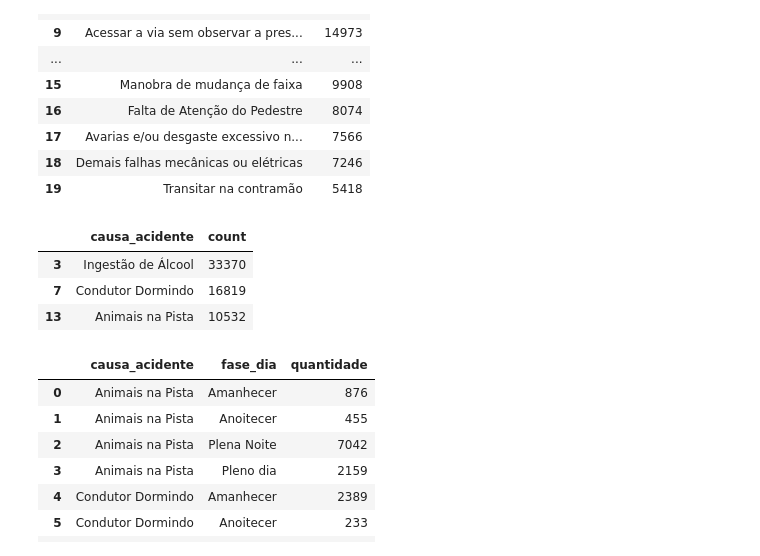
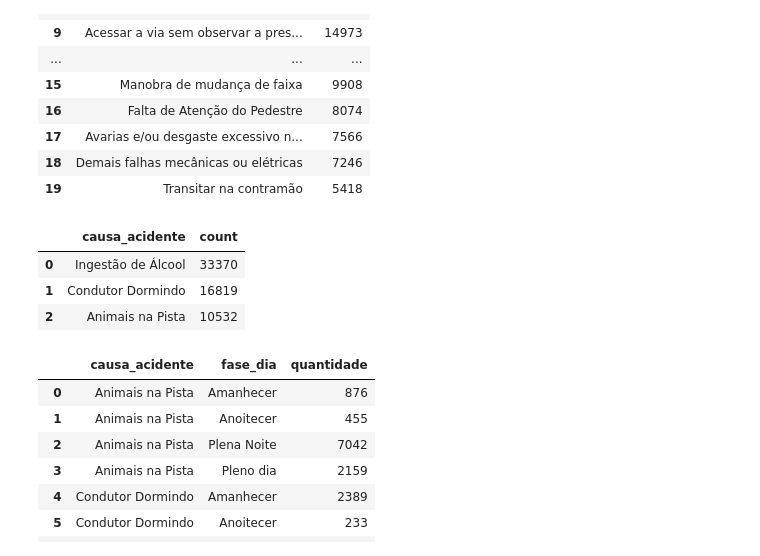
Before and after one commit to mtzdantas/acidentes_transito, a Jupyter notebook: main.ipynb, the cells around one changed output. Cells and saved outputs as stored; diff of their text form; code cells hidden in the pictures.

Commit message:
Análise de Causa de Acidente

```diff
--- a/main.ipynb
+++ b/main.ipynb
@@ -172,18 +172,17 @@ principais_causas
 # %%
 # Filtrando causas de acidentes relacionados a Álcool, Sono e Animais na Pista que provavelmente ocorrem mais a noite.
 causas = principais_causas[principais_causas['causa_acidente'].isin(['Ingestão de Álcool', 'Ingestão de álcool pelo condutor', 'Condutor Dormindo', 'Animais na Pista'])]
 
 # Juntando linhas que representavam informações iguais com nomes diferentes.
-soma_alcool = causas.loc[causas['causa_acidente'] == 'Ingestão de Álcool', 'count'].values[0] + causas.loc[causas['causa_acidente'] == 'Ingestão de álcool pelo condutor', 'count'].values[0]
-causas.loc[causas['causa_acidente'] == 'Ingestão de Álcool', 'count'] = soma_alcool
-causas = causas[causas['causa_acidente'] != 'Ingestão de álcool pelo condutor']
+causas.loc[causas['causa_acidente'] == 'Ingestão de álcool pelo condutor', 'causa_acidente'] = 'Ingestão de Álcool'
+causas = causas.groupby('causa_acidente')['count'].sum().sort_values(ascending=False).reset_index()
 
 causas
 # %% [output]
 |  | causa_acidente | count |
-| 3 | Ingestão de Álcool | 33370 |
-| 7 | Condutor Dormindo | 16819 |
-| 13 | Animais na Pista | 10532 |
+| 0 | Ingestão de Álcool | 33370 |
+| 1 | Condutor Dormindo | 16819 |
+| 2 | Animais na Pista | 10532 |
 # %%
 # Comparando a diferença na quantidade de acidentes de cada causa conforme a fase do dia.
 causas_fase_dia = pd.merge(causas[['causa_acidente']], acidentes[['causa_acidente', 'fase_dia']], on='causa_acidente')
```
Also changed, not shown: parts of 1 cell of this notebook.
